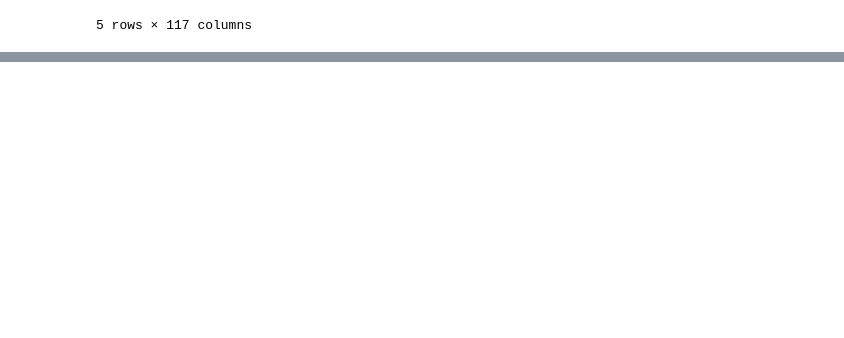
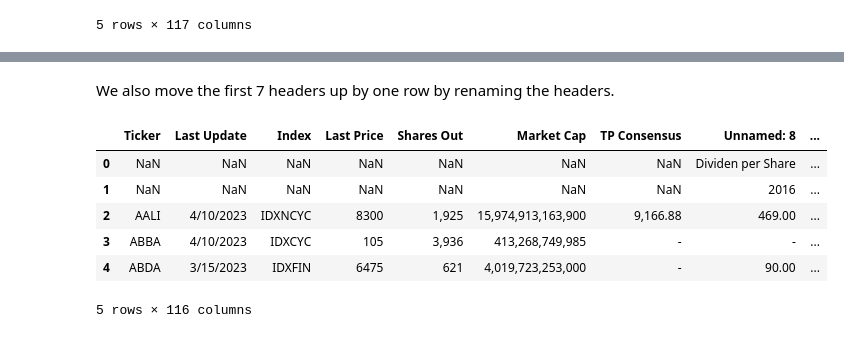
Before and after one commit to thariqziyad/PythonCourse2023, a Jupyter notebook: Test_Analysis.ipynb, the cells around one changed output, grey strips where cells are left out. Saved outputs shown, nothing was run; the diff lists cells and outputs as text; code cells hidden in the pictures; blank space fills up the shorter version.

```diff
--- a/Test_Analysis.ipynb
+++ b/Test_Analysis.ipynb
@@ -18,0 +36,20 @@ df.head()
+# %% [markdown]
+We also move the first 7 headers up by one row by renaming the headers.
+# %%
+new_names = []
+old_names = []
+for i in range(7):
+  new_names.append(df.iloc[1,i])
+  old_names.append(df.columns[i])
+  df.iloc[1,i] = "NaN"
+df.rename(columns=dict(zip(old_names, new_names)), inplace=True)
+
+df.head()
+# %% [output]
+|  | Ticker | Last Update | Index | Last Price | Shares Out | Market Cap | TP Consensus | Unnamed: 8 | ... |
+| 0 | NaN | NaN | NaN | NaN | NaN | NaN | NaN | Dividen per Share | ... |
+| 1 | NaN | NaN | NaN | NaN | NaN | NaN | NaN | 2016 | ... |
+| 2 | AALI | 4/10/2023 | IDXNCYC | 8300 | 1,925 | 15,974,913,163,900 | 9,166.88 | 469.00 | ... |
+| 3 | ABBA | 4/10/2023 | IDXCYC | 105 | 3,936 | 413,268,749,985 | - | - | ... |
+| 4 | ABDA | 3/15/2023 | IDXFIN | 6475 | 621 | 4,019,723,253,000 | - | 90.00 | ... |
+5 rows × 116 columns
```
Also changed, not shown: parts of 2 cells of this notebook.
